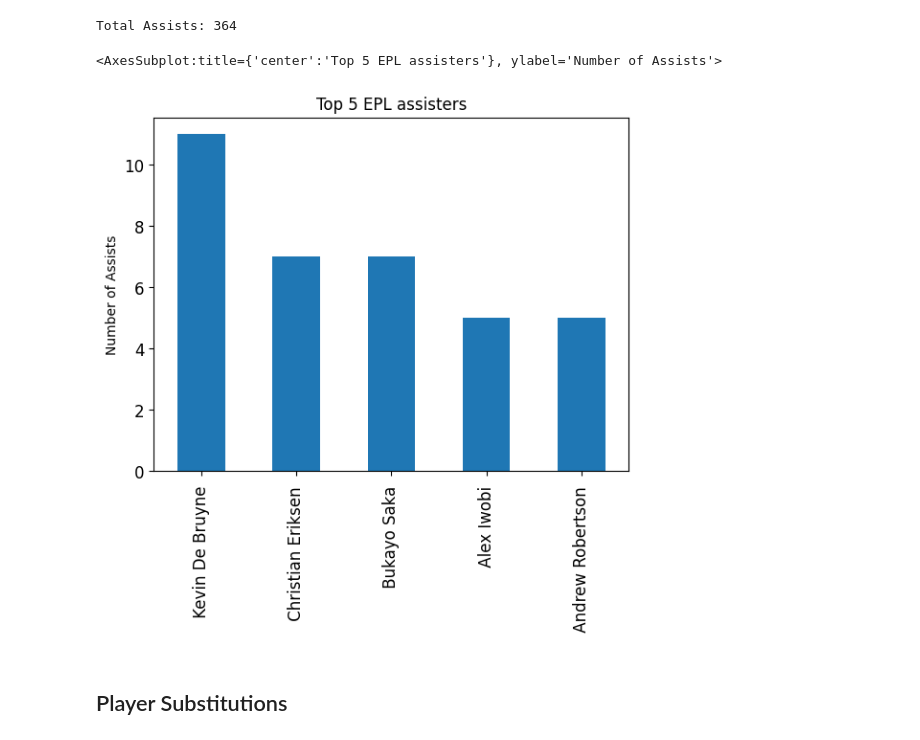
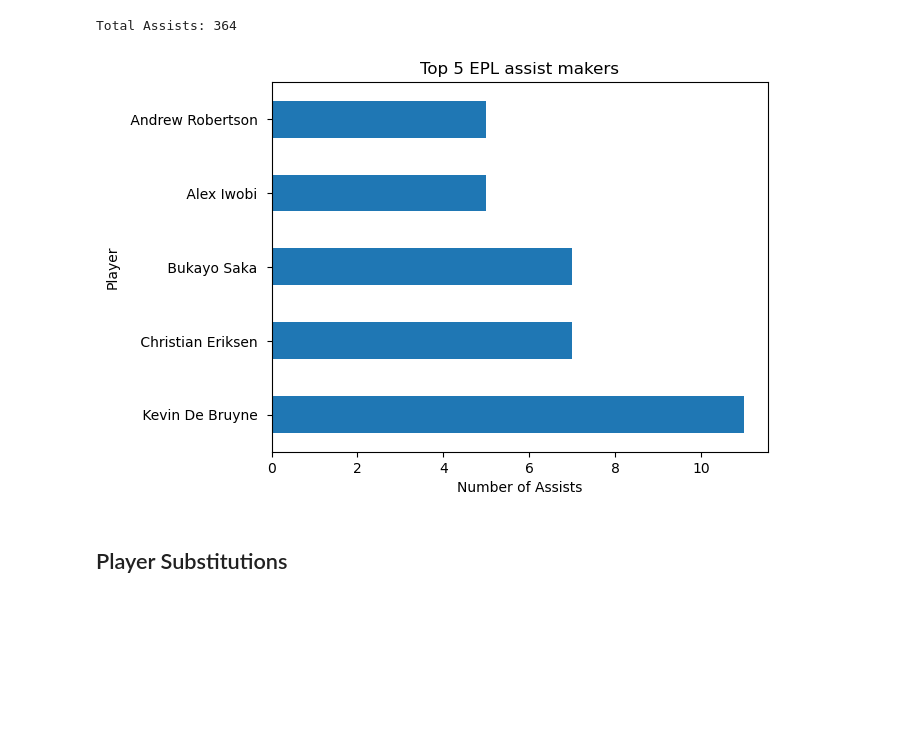
Before and after one commit to Azaya89/English-premier-league-stats-22-23, a Jupyter notebook: Premier_League_22-23.ipynb, the cells around one changed output. Cells and saved outputs as stored; diff of their text form; code cells hidden in the pictures; blank space fills up the shorter version.

Commit message:
Updated plot

```diff
--- a/Premier_League_22-23.ipynb
+++ b/Premier_League_22-23.ipynb
@@ -232,12 +234,15 @@ print(f"Total Assists: {assists.sum()}")
 Total Assists: 364
 # %%
 #Plot the top 5 assisters in the league
-assists[:5].plot.bar(title='Top 5 EPL assisters',
-                    ylabel='Number of Assists',
-                    fontsize=12)
+plot = assists[:5].plot.barh(title="Top 5 EPL assist makers",
+                      fontsize=10)
+
+plot.set(xlabel="Number of Assists",
+       ylabel="Player")
+
+plt.show()
 # %% [output]
-<AxesSubplot:title={'center':'Top 5 EPL assisters'}, ylabel='Number of Assists'>
-[figure, old version]
+[figure, new version]
 # %% [markdown]
 ## Player Substitutions
 # %%
```
Also changed, not shown: parts of 15 cells of this notebook.
